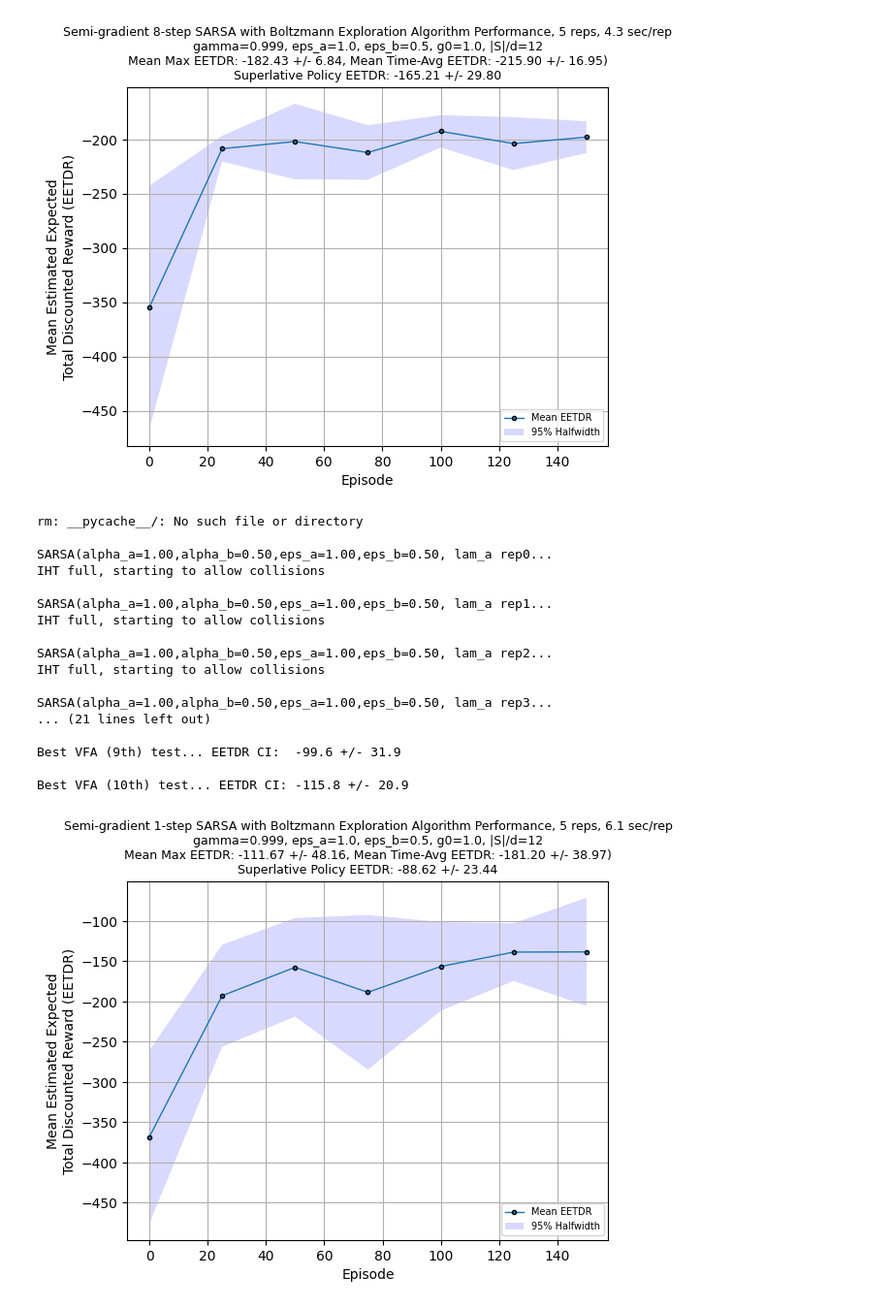
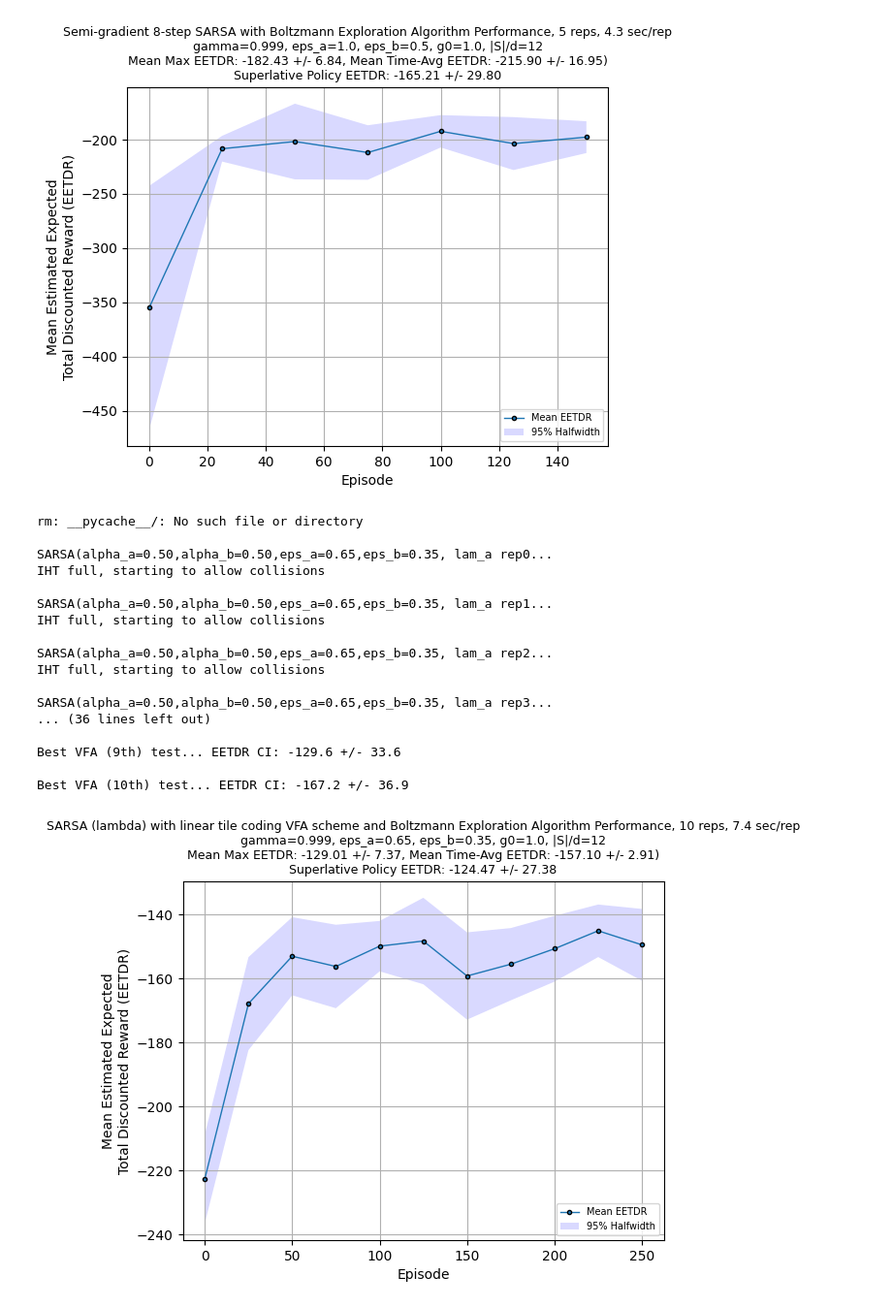
Before and after one commit to bhosley/Schoolwork, a Jupyter notebook: 2024Q2 - Reinforcement Learning/Project/src/project.ipynb, the cells around one changed output. Shown at 97% size. Saved outputs shown, nothing was run; the diff lists cells and outputs as text; code cells hidden in the pictures.

```diff
--- a/2024Q2 - Reinforcement Learning/Project/src/project.ipynb
+++ b/2024Q2 - Reinforcement Learning/Project/src/project.ipynb
@@ -182,40 +229,50 @@ class LambdaSARSA_boltzmann(LambdaSARSA):
     def get_action(self, state, policy, epsilon=0) -> int:
         w, iht = policy
         Qvals = np.array([self.Qbar(state,a,w,iht) for a in range(self.num_actions)])
         exp_q = np.clip(np.exp(Qvals / self.tau), 1e-10, 1e10)
         self.tau = self.tau * (1-self.cooling_rate) # Apply Cooling
         probabilities = exp_q / np.sum(exp_q)
         action = np.random.choice(range(self.num_actions), p=probabilities)
         return action
 
     #@override(MDPBase) # Needs Python >3.12
     def end_episode_callbacks(self) -> None:
         self.tau = self._tau_
 
 
 import gymnasium as gym
 env = gym.make('LunarLander-v2')
-lsb = LambdaSARSA_boltzmann(env)
-lsb.train(num_replications=5, num_episodes=150)
+lsb = LambdaSARSA_boltzmann(env,
+        alpha_a = 0.5,
+        alpha_b = 0.5,
+        eps_a   = 0.65,
+        eps_b   = 0.35,
+        lam_a   = 0.75,
+        lam_b   = 0.25,
+        clip    = 11,
+        tau     = 10,
+        cooling_rate = 1e-8,
+                            )
+lsb.train(num_replications=10, num_episodes=250)
 #lsb.get_results()
 lsb.show_results()
 #lsb.display_best_policy()
 # %% [output]
 rm: __pycache__/: No such file or directory
 
-SARSA(alpha_a=1.00,alpha_b=0.50,eps_a=1.00,eps_b=0.50, lam_a rep0...
+SARSA(alpha_a=0.50,alpha_b=0.50,eps_a=0.65,eps_b=0.35, lam_a rep0...
 IHT full, starting to allow collisions
 
-SARSA(alpha_a=1.00,alpha_b=0.50,eps_a=1.00,eps_b=0.50, lam_a rep1...
+SARSA(alpha_a=0.50,alpha_b=0.50,eps_a=0.65,eps_b=0.35, lam_a rep1...
 IHT full, starting to allow collisions
 
-SARSA(alpha_a=1.00,alpha_b=0.50,eps_a=1.00,eps_b=0.50, lam_a rep2...
+SARSA(alpha_a=0.50,alpha_b=0.50,eps_a=0.65,eps_b=0.35, lam_a rep2...
 IHT full, starting to allow collisions
 
-SARSA(alpha_a=1.00,alpha_b=0.50,eps_a=1.00,eps_b=0.50, lam_a rep3...
-... (21 lines left out)
+SARSA(alpha_a=0.50,alpha_b=0.50,eps_a=0.65,eps_b=0.35, lam_a rep3...
+... (36 lines left out)
 
-Best VFA (9th) test... EETDR CI:  -99.6 +/- 31.9
+Best VFA (9th) test... EETDR CI: -129.6 +/- 33.6
 
-Best VFA (10th) test... EETDR CI: -115.8 +/- 20.9
+Best VFA (10th) test... EETDR CI: -167.2 +/- 36.9
-[figure, old version]
+[figure, new version]
```
Also changed, not shown: parts of 3 cells of this notebook, 3 other files.
